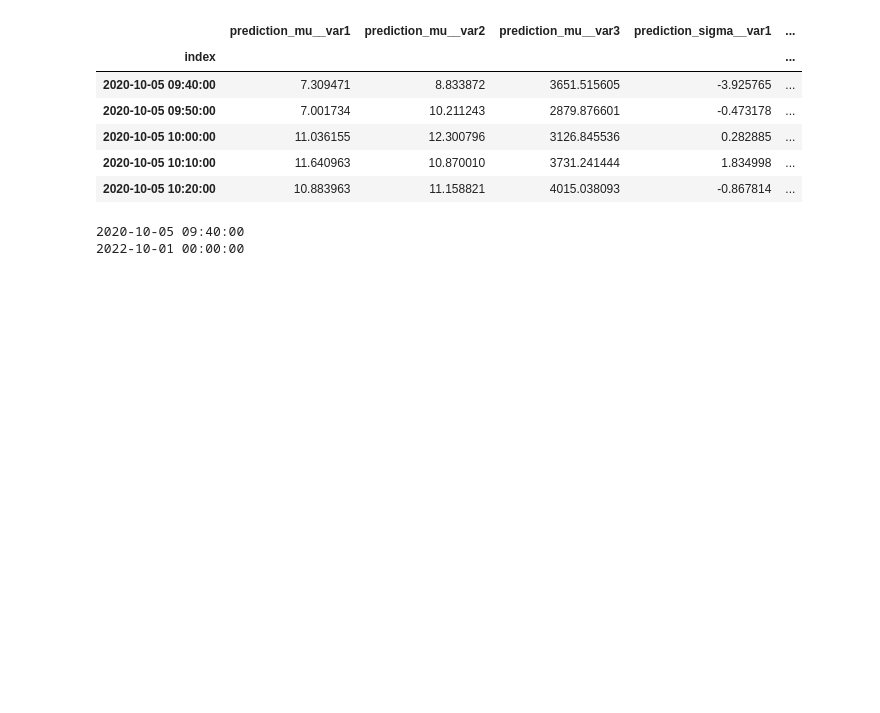
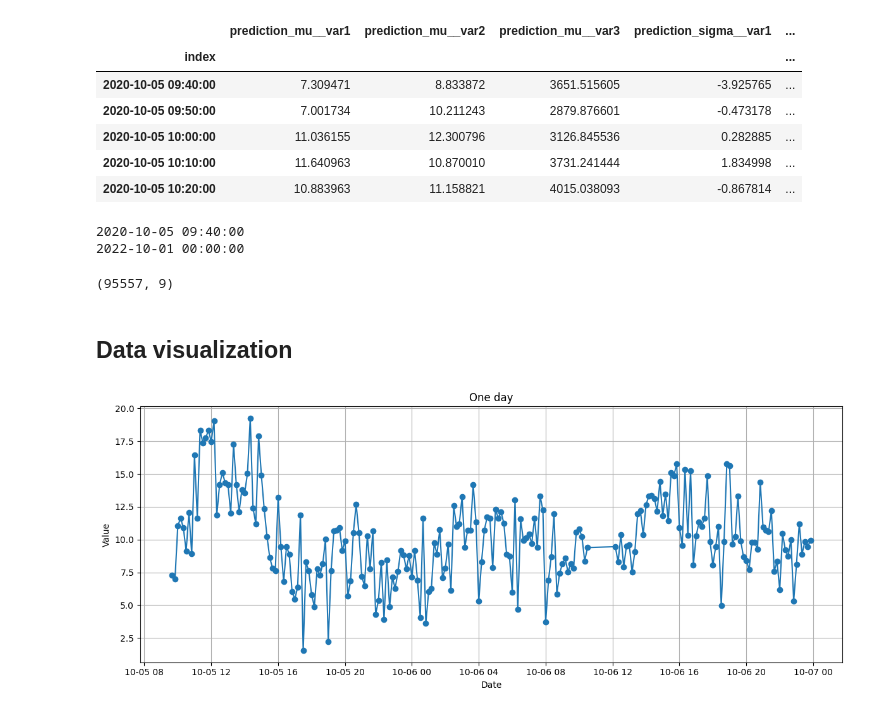
Before and after one commit to rique-git/data-science, a Jupyter notebook: jungle_ist_2023/Exploratory_data_analysis.ipynb, the cells around one changed output. Cells and saved outputs as stored; diff of their text form; code cells hidden in the pictures; blank space fills up the shorter version.

```diff
--- a/jungle_ist_2023/Exploratory_data_analysis.ipynb
+++ b/jungle_ist_2023/Exploratory_data_analysis.ipynb
@@ -3,5 +14,5 @@ import pandas as pd
 # %%
-data = pd.read_parquet("jungle_aggregator/jungle_case_1_data")
+data = pd.read_parquet("jungle_aggregator/jungle_aggregator/jungle_case_1_data")
 data.head()
 # %% [output]
 |  | prediction_mu__var1 | prediction_mu__var2 | prediction_mu__var3 | prediction_sigma__var1 | ... |
@@ -17,3 +28,21 @@ print(data.index.max())
 # %% [output]
 2020-10-05 09:40:00
 2022-10-01 00:00:00
+# %%
+data.shape
+# %% [output]
+(95557, 9)
+# %% [markdown]
+## Data visualization
+# %%
+filtered = data.loc['2020-10-05':'2020-10-06']
+plt.figure(figsize=(12, 5))
+plt.plot(filtered.index, filtered['prediction_mu__var1'], marker = "o")
+plt.title('One day')
+plt.xlabel('Date')
+plt.ylabel('Value')
+plt.grid(True)
+plt.tight_layout()
+plt.show()
+# %% [output]
+[figure, added]
```
Also changed, not shown: parts of 9 cells of this notebook, 14 other files.
